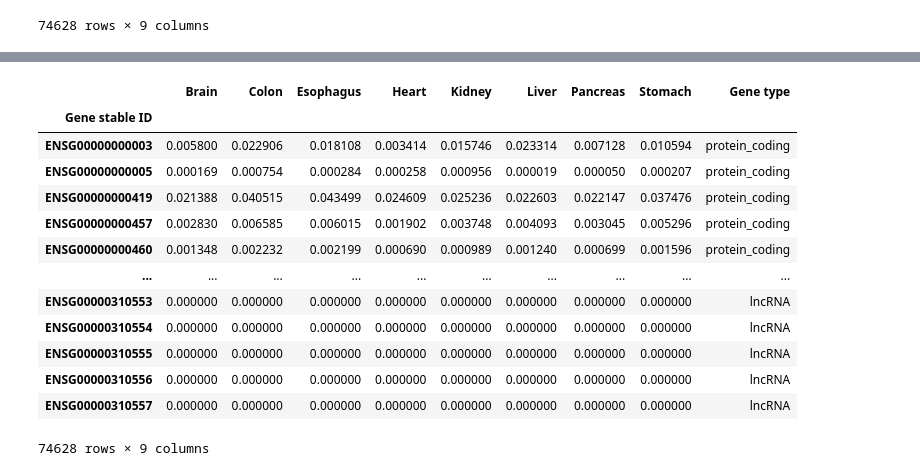
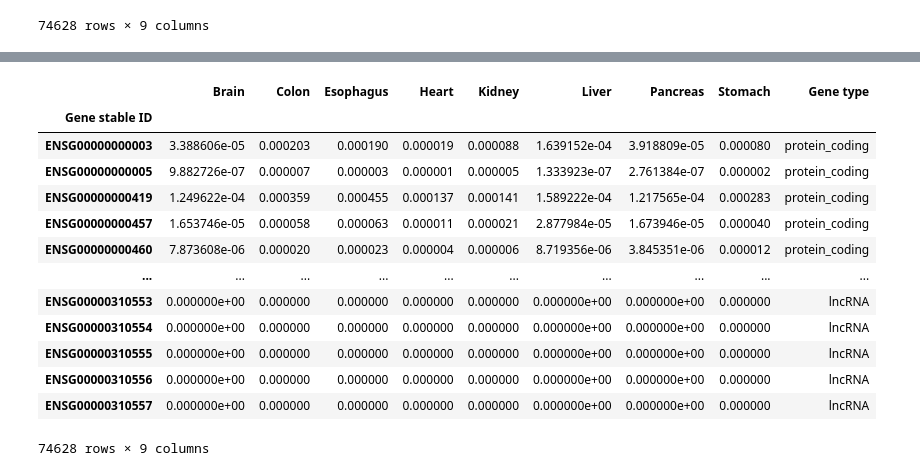
Before and after one commit to AndrewH72/Gene-Duplication, a Jupyter notebook: scripts/calculateScores.ipynb, the cells around one changed output, grey strips where cells are left out. Cells and saved outputs as stored; diff of their text form; code cells hidden in the pictures.

```diff
--- a/scripts/calculateScores.ipynb
+++ b/scripts/calculateScores.ipynb
@@ -164,20 +202,20 @@ gtexEP
 # %%
-gtexEPNormalized = gtexEP.iloc[:, :-1].apply(lambda x: x / np.sqrt(x.sum()))
+gtexEPNormalized = gtexEP.iloc[:, :-1] / np.linalg.norm(gtexEP.iloc[:, :-1], axis=0)
 gtexEPNormalized["Gene type"] = gtexEP["Gene type"]
 gtexEPNormalized
 # %% [output]
 |  | Brain | Colon | Esophagus | Heart | Kidney | Liver | Pancreas | Stomach | Gene type |
 | Gene stable ID |  |  |  |  |  |  |  |  |  |
-| ENSG00000000003 | 0.005800 | 0.022906 | 0.018108 | 0.003414 | 0.015746 | 0.023314 | 0.007128 | 0.010594 | protein_coding |
-| ENSG00000000005 | 0.000169 | 0.000754 | 0.000284 | 0.000258 | 0.000956 | 0.000019 | 0.000050 | 0.000207 | protein_coding |
-| ENSG00000000419 | 0.021388 | 0.040515 | 0.043499 | 0.024609 | 0.025236 | 0.022603 | 0.022147 | 0.037476 | protein_coding |
-| ENSG00000000457 | 0.002830 | 0.006585 | 0.006015 | 0.001902 | 0.003748 | 0.004093 | 0.003045 | 0.005296 | protein_coding |
-| ENSG00000000460 | 0.001348 | 0.002232 | 0.002199 | 0.000690 | 0.000989 | 0.001240 | 0.000699 | 0.001596 | protein_coding |
+| ENSG00000000003 | 3.388606e-05 | 0.000203 | 0.000190 | 0.000019 | 0.000088 | 1.639152e-04 | 3.918809e-05 | 0.000080 | protein_coding |
+| ENSG00000000005 | 9.882726e-07 | 0.000007 | 0.000003 | 0.000001 | 0.000005 | 1.333923e-07 | 2.761384e-07 | 0.000002 | protein_coding |
+| ENSG00000000419 | 1.249622e-04 | 0.000359 | 0.000455 | 0.000137 | 0.000141 | 1.589222e-04 | 1.217565e-04 | 0.000283 | protein_coding |
+| ENSG00000000457 | 1.653746e-05 | 0.000058 | 0.000063 | 0.000011 | 0.000021 | 2.877984e-05 | 1.673946e-05 | 0.000040 | protein_coding |
+| ENSG00000000460 | 7.873608e-06 | 0.000020 | 0.000023 | 0.000004 | 0.000006 | 8.719356e-06 | 3.845351e-06 | 0.000012 | protein_coding |
 | ... | ... | ... | ... | ... | ... | ... | ... | ... | ... |
-| ENSG00000310553 | 0.000000 | 0.000000 | 0.000000 | 0.000000 | 0.000000 | 0.000000 | 0.000000 | 0.000000 | lncRNA |
-| ENSG00000310554 | 0.000000 | 0.000000 | 0.000000 | 0.000000 | 0.000000 | 0.000000 | 0.000000 | 0.000000 | lncRNA |
-| ENSG00000310555 | 0.000000 | 0.000000 | 0.000000 | 0.000000 | 0.000000 | 0.000000 | 0.000000 | 0.000000 | lncRNA |
-| ENSG00000310556 | 0.000000 | 0.000000 | 0.000000 | 0.000000 | 0.000000 | 0.000000 | 0.000000 | 0.000000 | lncRNA |
-| ENSG00000310557 | 0.000000 | 0.000000 | 0.000000 | 0.000000 | 0.000000 | 0.000000 | 0.000000 | 0.000000 | lncRNA |
+| ENSG00000310553 | 0.000000e+00 | 0.000000 | 0.000000 | 0.000000 | 0.000000 | 0.000000e+00 | 0.000000e+00 | 0.000000 | lncRNA |
+| ENSG00000310554 | 0.000000e+00 | 0.000000 | 0.000000 | 0.000000 | 0.000000 | 0.000000e+00 | 0.000000e+00 | 0.000000 | lncRNA |
+| ENSG00000310555 | 0.000000e+00 | 0.000000 | 0.000000 | 0.000000 | 0.000000 | 0.000000e+00 | 0.000000e+00 | 0.000000 | lncRNA |
+| ENSG00000310556 | 0.000000e+00 | 0.000000 | 0.000000 | 0.000000 | 0.000000 | 0.000000e+00 | 0.000000e+00 | 0.000000 | lncRNA |
+| ENSG00000310557 | 0.000000e+00 | 0.000000 | 0.000000 | 0.000000 | 0.000000 | 0.000000e+00 | 0.000000e+00 | 0.000000 | lncRNA |
 74628 rows × 9 columns
 # %%
```
Also changed, not shown: parts of 17 cells of this notebook, 8 other files.
